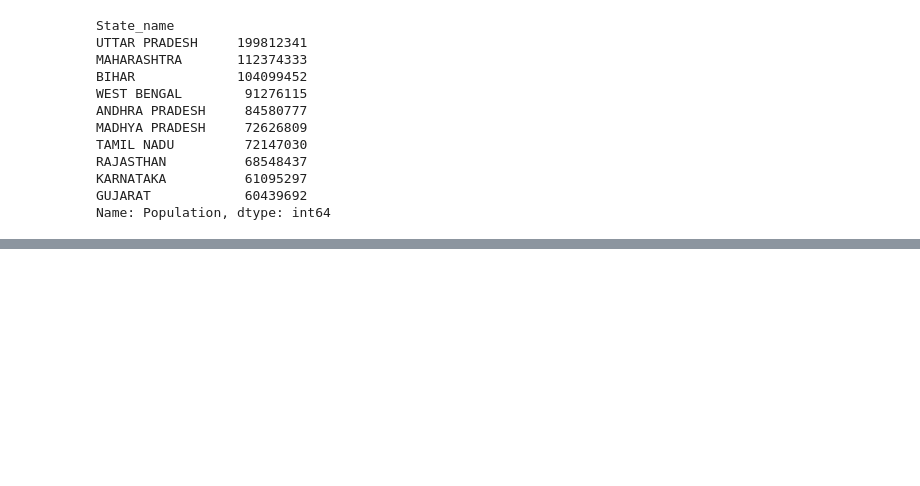
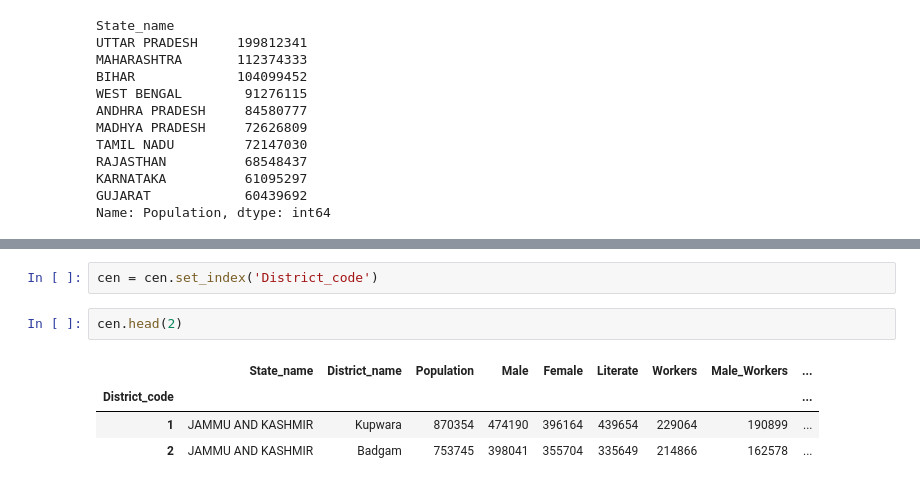
Before and after one commit to komalk98/indiacensus11, a Jupyter notebook: indiacensus.ipynb, the cells around one changed output, grey strips where cells are left out. Drawn from its saved outputs; the diff is of its cells as text; blank space fills up the shorter version.

```diff
--- a/indiacensus.ipynb
+++ b/indiacensus.ipynb
@@ -53,0 +144,9 @@ Name: Population, dtype: int64
+# %%
+cen = cen.set_index('District_code')
+# %%
+cen.head(2)
+# %% [output]
+|  | State_name | District_name | Population | Male | Female | Literate | Workers | Male_Workers | ... |
+| District_code |  |  |  |  |  |  |  |  | ... |
+| 1 | JAMMU AND KASHMIR | Kupwara | 870354 | 474190 | 396164 | 439654 | 229064 | 190899 | ... |
+| 2 | JAMMU AND KASHMIR | Badgam | 753745 | 398041 | 355704 | 335649 | 214866 | 162578 | ... |
```
Also changed, not shown: parts of 10 cells of this notebook.
